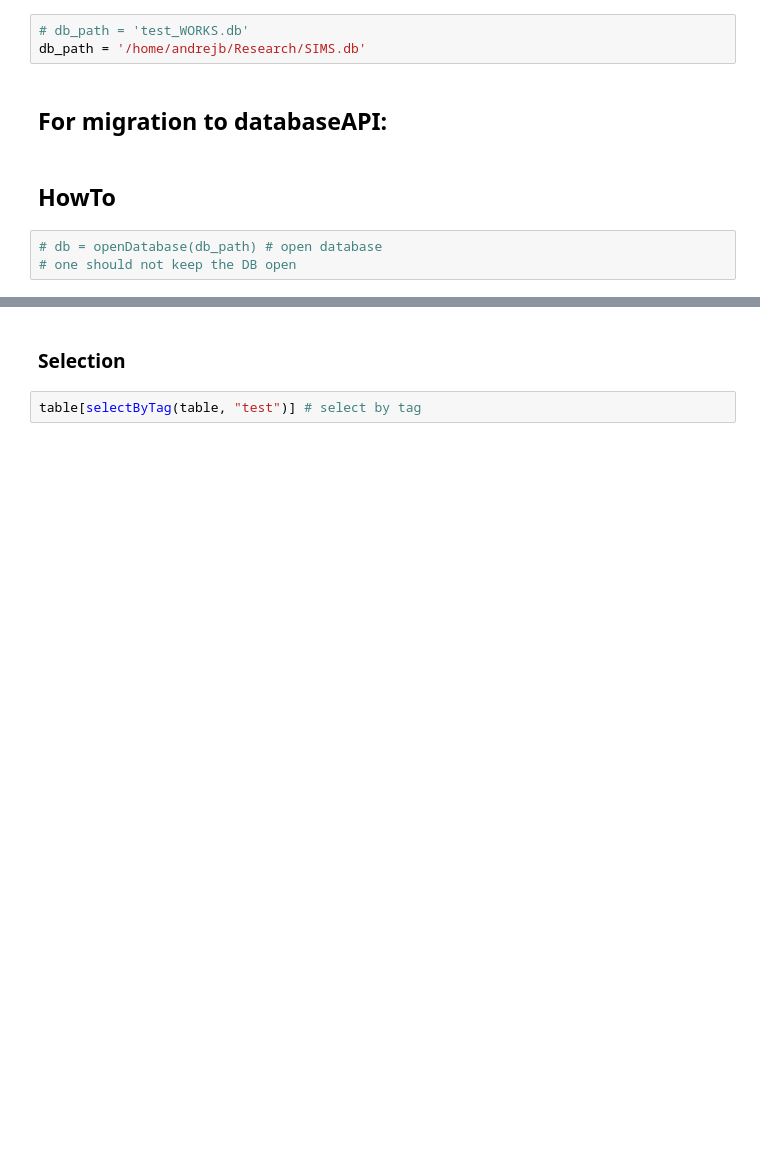
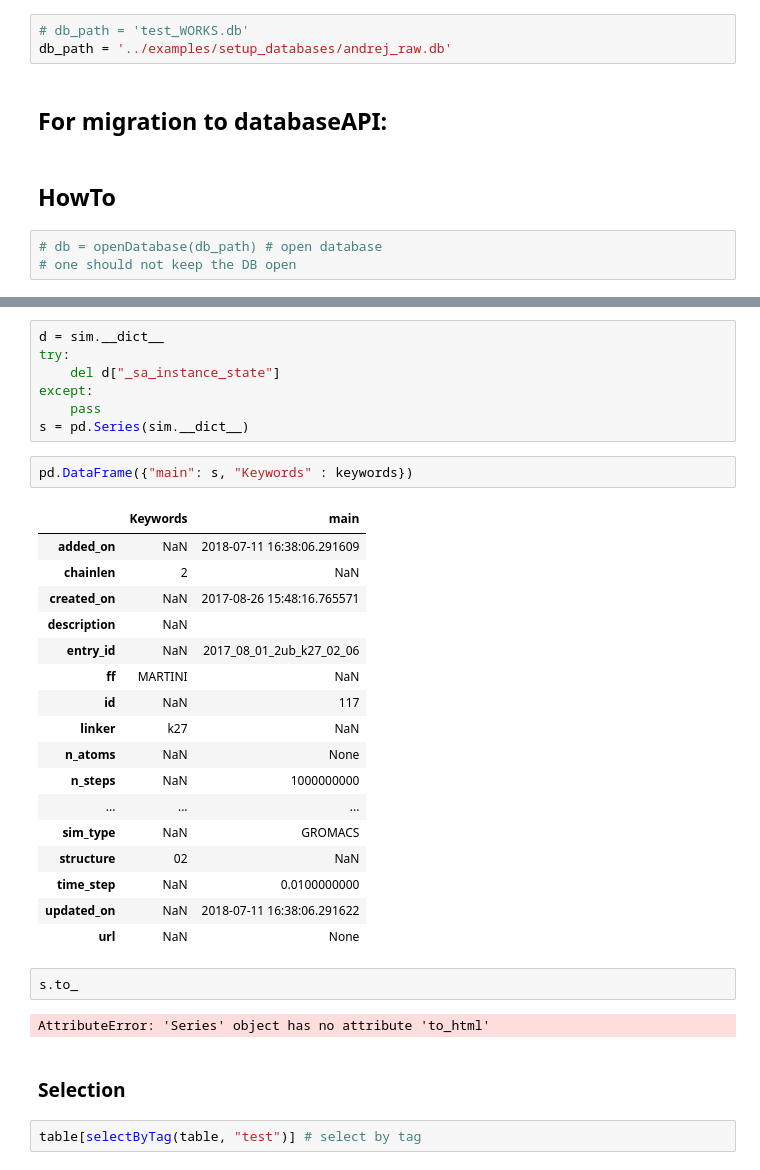
Before and after one commit to king-michael/simulation_database, a Jupyter notebook: examples/DataBase_API.ipynb, the cells around one changed output, grey strips where cells are left out. Drawn from its saved outputs; the diff is of its cells as text; blank space fills up the shorter version.

```diff
--- a/examples/DataBase_API.ipynb
+++ b/examples/DataBase_API.ipynb
@@ -11,6 +9,6 @@ ImportError: No module named simdb.databaseModel
 # %%
 # db_path = 'test_WORKS.db'
-db_path = '/home/andrejb/Research/SIMS.db'
+db_path = '../examples/setup_databases/andrej_raw.db'
 # %% [markdown]
 ## For migration to databaseAPI:
 # %% [markdown]
@@ -51,3 +126,34 @@ table = getEntryTable(db_path) # load whole table
+# %%
+d = sim.__dict__
+try:
+    del d["_sa_instance_state"]
+except:
+    pass
+s = pd.Series(sim.__dict__)
+# %%
+pd.DataFrame({"main": s, "Keywords" : keywords})
+# %% [output]
+|  | Keywords | main |
+| added_on | NaN | 2018-07-11 16:38:06.291609 |
+| chainlen | 2 | NaN |
+| created_on | NaN | 2017-08-26 15:48:16.765571 |
+| description | NaN |  |
+| entry_id | NaN | 2017_08_01_2ub_k27_02_06 |
+| ff | MARTINI | NaN |
+| id | NaN | 117 |
+| linker | k27 | NaN |
+| n_atoms | NaN | None |
+| n_steps | NaN | 1000000000 |
+| ... | ... | ... |
+| sim_type | NaN | GROMACS |
+| structure | 02 | NaN |
+| time_step | NaN | 0.0100000000 |
+| updated_on | NaN | 2018-07-11 16:38:06.291622 |
+| url | NaN | None |
+# %%
+s.to_
+# %% [output]
+AttributeError: 'Series' object has no attribute 'to_html'
 # %% [markdown]
 ### Selection
 # %%
```
Also changed, not shown: parts of 16 cells of this notebook, 4 other files.
